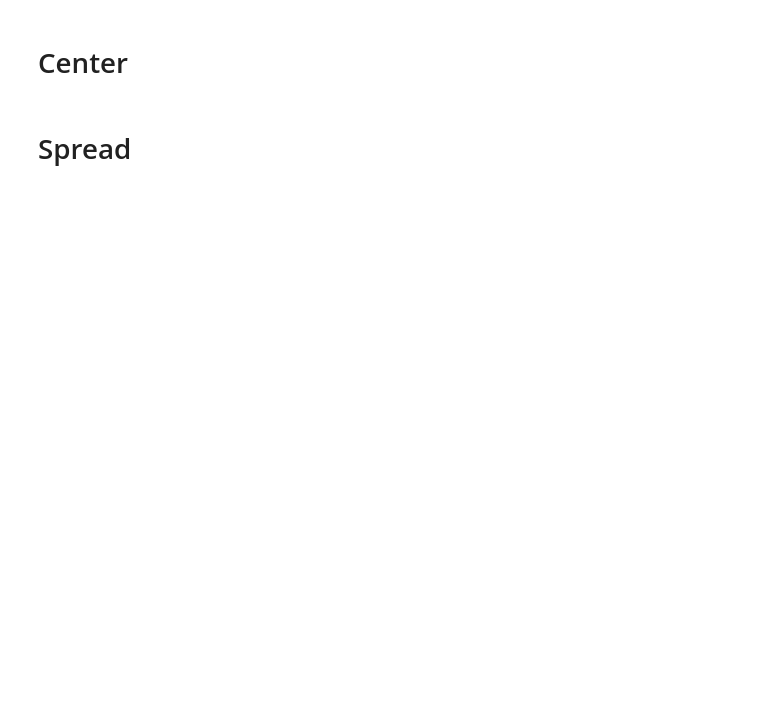
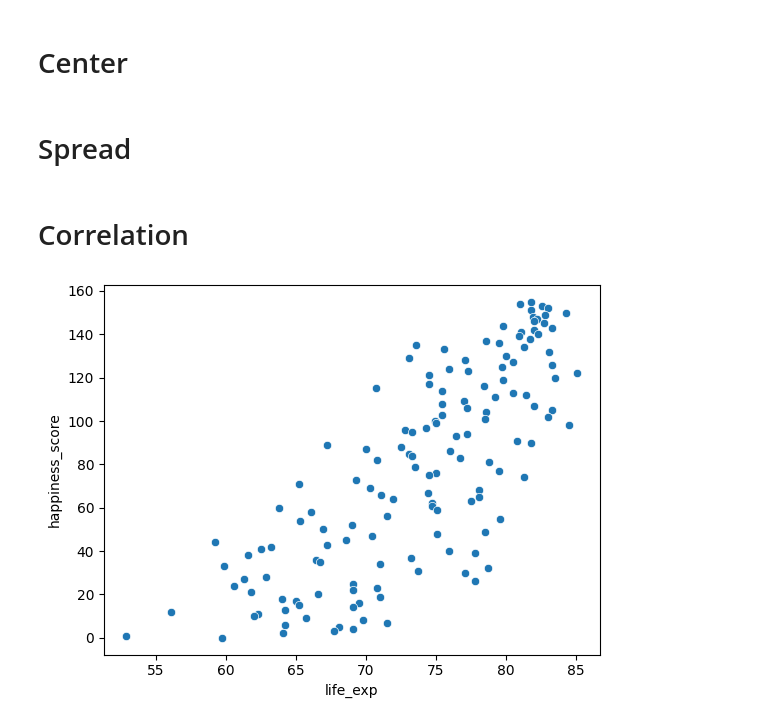
Before and after one commit to YoussefAboelwafa/Python_Golden-Notes, a Jupyter notebook: statistics.ipynb, the cells around one changed output. Saved outputs shown, nothing was run; the diff lists cells and outputs as text; code cells hidden in the pictures; blank space fills up the shorter version.

```diff
--- a/statistics.ipynb
+++ b/statistics.ipynb
@@ -2,9 +2,13 @@
 import pandas as pd
 import numpy as np
 import matplotlib.pyplot as plt
+import seaborn as sns
 import scipy.stats as st
+import warnings
+warnings.filterwarnings('ignore')
 
 food_consumption = pd.read_csv("datasets/food_consumption.csv")
+world_happiness = pd.read_csv("datasets/world_happiness.csv")
 # %% [markdown]
 # Center
 # %%
@@ -78,3 +82,10 @@ upper = q3 + 1.5 * iqr
 # Subset emissions_by_country to find outliers
 outliers = emissions_by_country[(emissions_by_country < lower) | (emissions_by_country > upper)]
 print(outliers)
+# %% [markdown]
+# Correlation
+# %%
+sns.scatterplot(x='life_exp', y='happiness_score', data=world_happiness)
+plt.show()
+# %% [output]
+[figure, added]
```
Also changed, not shown: parts of 3 cells of this notebook, 4 other files.
